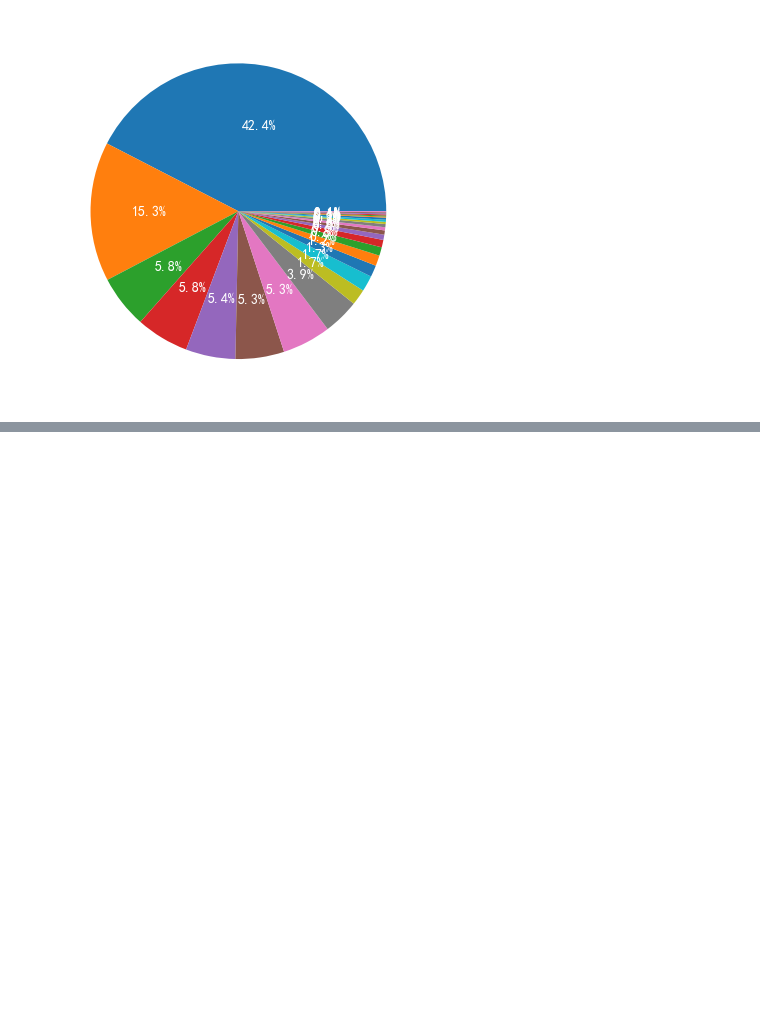
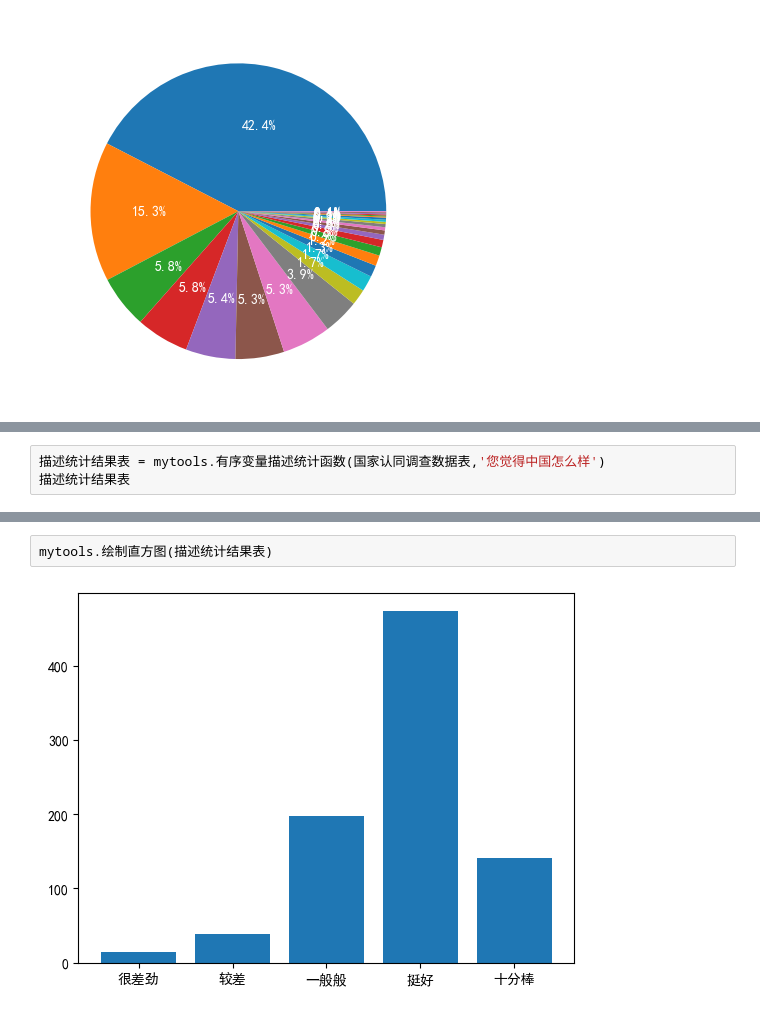
Before and after one commit to zhaomeiliang/homework, a Jupyter notebook: description.ipynb, the cells around one changed output, grey strips where cells are left out. Drawn from its saved outputs; the diff is of its cells as text; blank space fills up the shorter version.

```diff
--- a/description.ipynb
+++ b/description.ipynb
@@ -38,0 +122,3 @@ plt.show()
+# %%
+描述统计结果表 = mytools.有序变量描述统计函数(国家认同调查数据表,'您觉得中国怎么样')
+描述统计结果表
@@ -38,0 +133,4 @@ plt.show()
+# %%
+mytools.绘制直方图(描述统计结果表)
+# %% [output]
+[figure, added]
```
Also changed, not shown: parts of 10 cells of this notebook, 3 other files.
